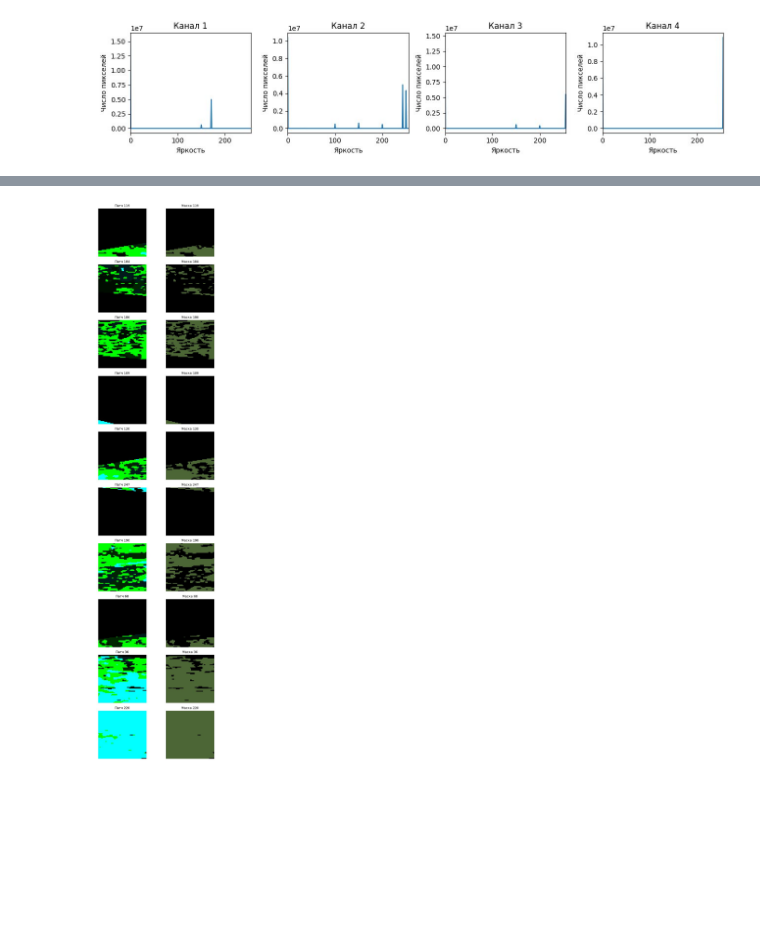
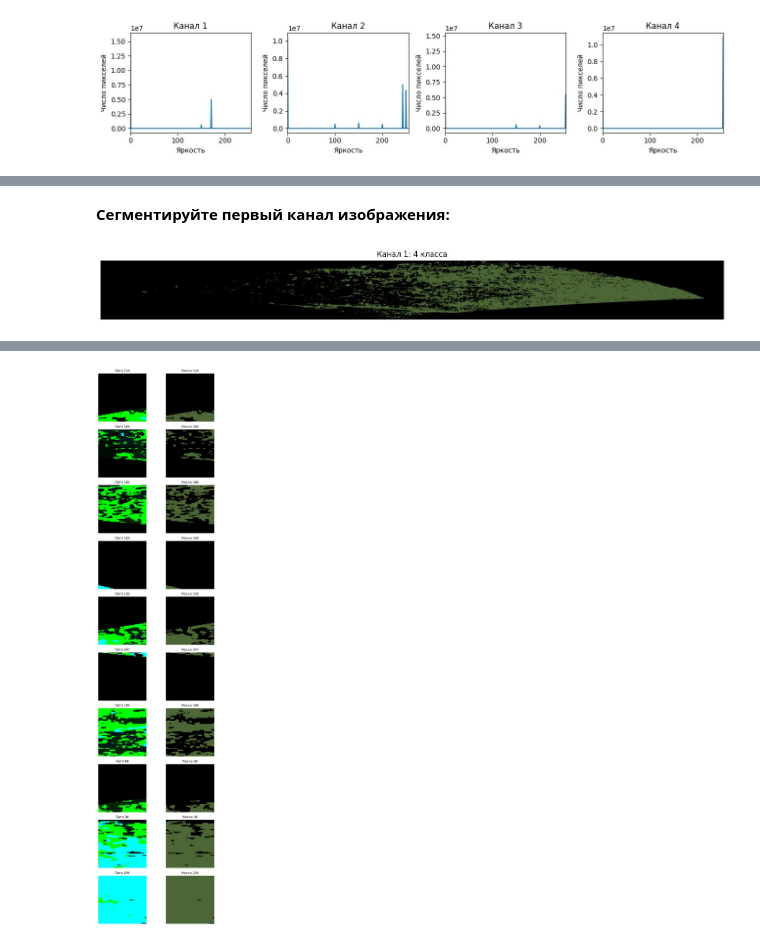
Before and after one commit to German121/image_processing, a Jupyter notebook: Задание 2/2.ipynb, the cells around one changed output, grey strips where cells are left out. Saved outputs shown, nothing was run; the diff lists cells and outputs as text; code cells hidden in the pictures; blank space fills up the shorter version.

```diff
--- a/Задание 2/2.ipynb
+++ b/Задание 2/2.ipynb
@@ -256,7 +563,6 @@ from pathlib import Path
 from shutil import copyfileobj
 import tempfile
 import re
-import tifffile as tiff
 
 
 workdir = tempfile.TemporaryDirectory()
@@ -270,5 +576,11 @@ sar_path = files / 'sar.tif'
 download = Request(server + '/HEvc/aY7eMhHor', headers={'User-Agent': 'Mozilla/5.0'})
 with urlopen(download, timeout=120) as response, sar_path.open('wb') as output:
     copyfileobj(response, output)
-sar = tiff.imread(sar_path)
+
+import tifffile as tiff
+
+img = tiff.imread(sar_path) # Возвращается также как и в OpenCV массив Numpy,
+                                   # далее работаете с методами из OpenCV как обычно
+# %%
+sar = img
 # %% [markdown]
@@ -442,0 +747,2 @@ np.save(files / 'mask.npy', mask_patches)
+# %%
+channel_1, channel_2, channel_3, channel_4 = cv2.split(sar_uint)
@@ -442,0 +808,15 @@ np.save(files / 'mask.npy', mask_patches)
+# %% [markdown]
+**Сегментируйте первый канал изображения:**
+# %%
+def segment_channel(channel, n):
+    if not 1 <= n <= 256:
+        raise ValueError('Количество классов должно быть от 1 до 256')
+    palette = np.random.default_rng(17).integers(30, 256, (n, 3), dtype=np.uint8)
+    palette[0] = 0
+    classes = channel.astype(np.uint16) * n // 256
+    return palette[classes]
+
+mask_1 = segment_channel(composite[:, :, 0], 4)
+show_images([mask_1], ['Канал 1: 4 класса'], figsize=(14, 3))
+# %% [output]
+[figure, added]
```
Also changed, not shown: parts of 109 cells of this notebook.
